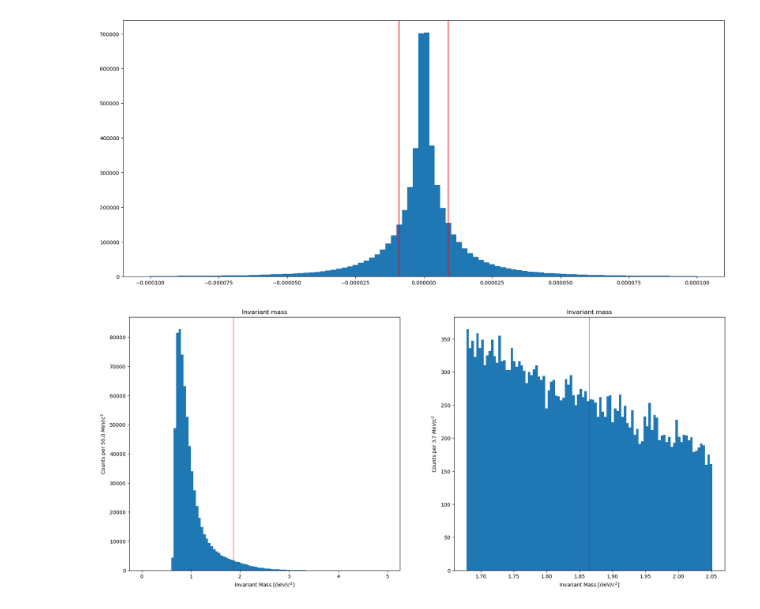
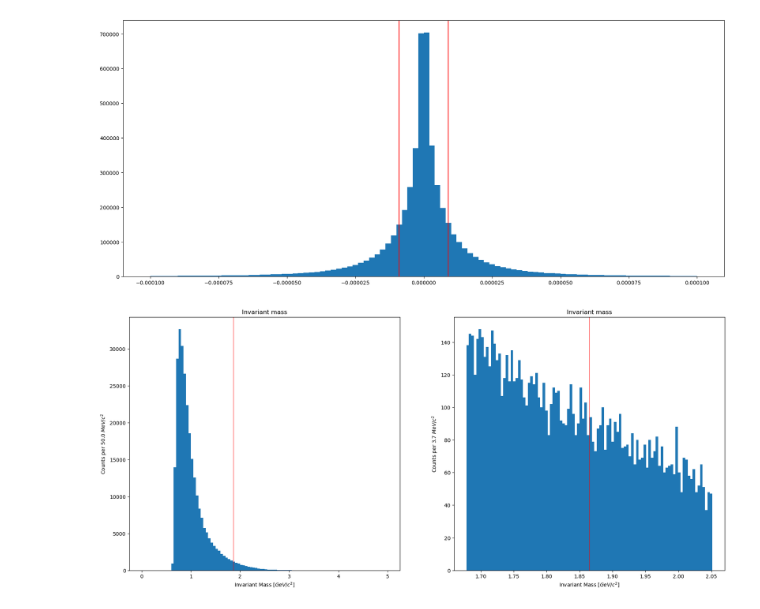
Before and after one commit to LeoPi314/LCPB_Project, a Jupyter notebook: AdcancedPairAnalysis.ipynb, the cells around one changed output. Drawn from its saved outputs; the diff is of its cells as text; code cells hidden in the pictures.

```diff
--- a/AdcancedPairAnalysis.ipynb
+++ b/AdcancedPairAnalysis.ipynb
@@ -122,32 +122,32 @@ plt.show()
 COS_CUT = 0.90
 PT_MIN, PT_MAX = 2, 8                                  # +infinity is np.inf
 MASS_MIN, MASS_MAX = 0, 5
 DCA_CUT = 3e-03
 N_BINS = 100
 
-mask = (df["cos_pointing"] > 0.98)
+mask = (df["cos_pointing"] > 0.98) & (df["dcaXY_product"]< -8e-06)
 filtered_df = df[mask]
 
 filtered_masses = np.concatenate([filtered_df[filtered_df["particle"]=="D0"]["inv_mass"],
                                   filtered_df[filtered_df["particle"]=="Anti-D0"]["anti_mass"],
                                   filtered_df[filtered_df["particle"]=="Undecided"]["inv_mass"],
                                   filtered_df[filtered_df["particle"]=="Undecided"]["anti_mass"]])
 
 
 fig, ax = plt.subplots(1,2, figsize=(21,9) )
 ax[0].hist(filtered_masses,range=(MASS_MIN,MASS_MAX), bins=N_BINS)
 ax[0].axvline(x=m_d0, color="red", alpha=0.5)
 ax[0].set_xlabel("Invariant Mass $[GeV/c^2]$")
 ax[0].set_ylabel(f"Counts per {((MASS_MAX-MASS_MIN)/N_BINS *1000):.1f} $MeV/c^2$")
 ax[0].set_title(f"Invariant mass")
 
 M_min, M_max = 0.9, 1.1
 N_bins = 100
 ax[1].hist(filtered_masses,range=(m_d0*M_min,m_d0*M_max), bins=N_bins)
 ax[1].axvline(x=m_d0, color="red", alpha=0.5)
 ax[1].set_xlabel("Invariant Mass $[GeV/c^2]$")
 ax[1].set_ylabel(f"Counts per {(((M_max-M_min)*m_d0)/N_bins *1000):.1f} $MeV/c^2$")
 ax[1].set_title(f"Invariant mass")
 plt.show()
 # %% [output]
-[figure, old version]
+[figure, new version]
```
Also changed, not shown: parts of 1 cell of this notebook, 2 other files.
